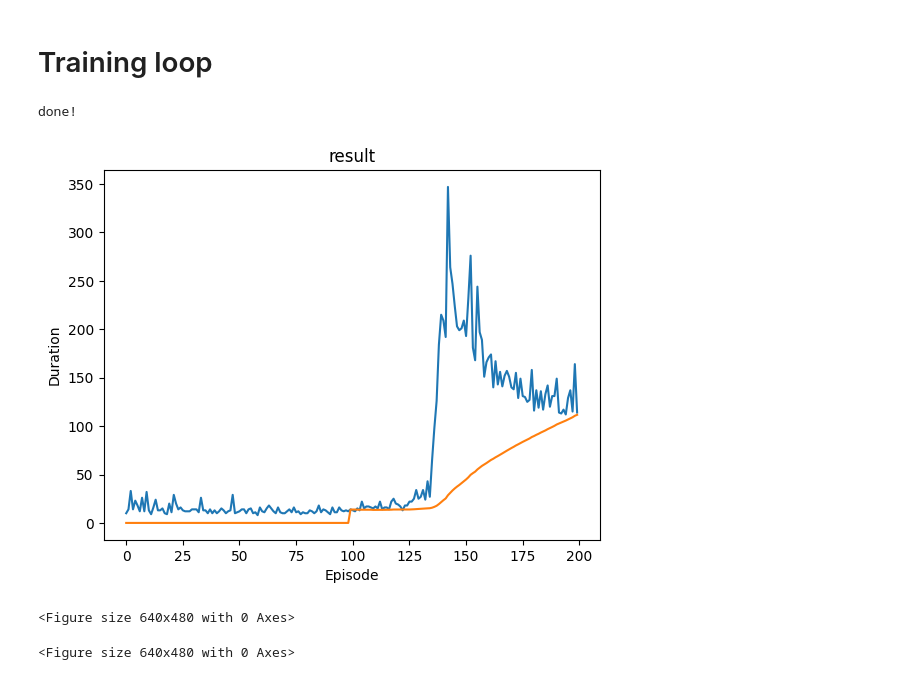
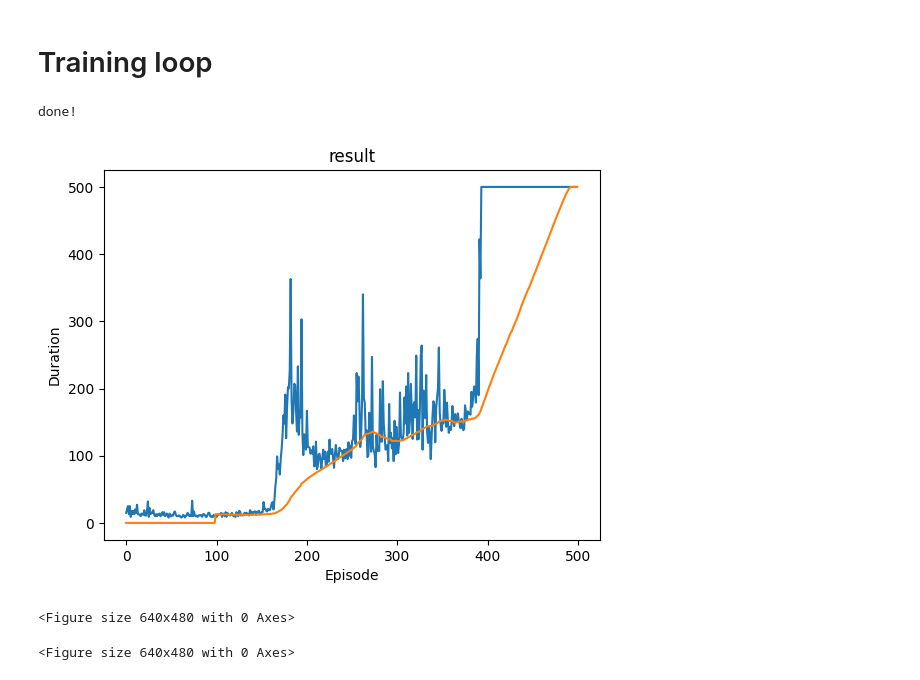
Before and after one commit to aetherclouds/torch-dqn, a Jupyter notebook: main.ipynb, the cells around one changed output. Cells and saved outputs as stored; diff of their text form; code cells hidden in the pictures.

```diff
--- a/main.ipynb
+++ b/main.ipynb
@@ -33,7 +33,7 @@ if is_ipython:
 # - `pyplot.show` will not block by default.
 plt.ion()
 
-import torch_directml
-# https://learn.microsoft.com/en-us/windows/ai/directml/gpu-pytorch-windows
-device = torch_directml.device()
-torch.device("cuda" if torch.cuda.is_available() else "cpu")
+# import torch_directml
+# # https://learn.microsoft.com/en-us/windows/ai/directml/gpu-pytorch-windows
+# device = torch_directml.device()
+device = torch.device("cuda" if torch.cuda.is_available() else "cpu")
@@ -239,7 +237,7 @@ def optimize_model():
 if torch.cuda.is_available():
     num_episodes = 600
 else:
-    num_episodes = 200
+    num_episodes = 500
 
 for i_episode in range(num_episodes):
     state, info = env.reset()
@@ -256,33 +254,33 @@ for i_episode in range(num_episodes):
             next_state = None
         else:
             # even if our state got truncated, this is fine because in next_state_values it'll be equivalent to 0 since it gets masked out
             next_state = torch.tensor(observation, dtype=torch.float32, device=device).unsqueeze(0)
 
         memory.push(state, action, next_state, reward)
 
         state = next_state
 
         optimize_model()
 
         # TODO: learn what is soft update exactly & why
         target_net_state_dict = target_net.state_dict()
         policy_net_state_dict = policy_net.state_dict()
         for key in policy_net_state_dict:
             # we don't update target_net into policy_net fully - but rather gradually
             target_net_state_dict[key] = policy_net_state_dict[key]*TAU + target_net_state_dict[key]*(1-TAU)
         target_net.load_state_dict(target_net_state_dict)
 
         if done:
             episode_durations.append(t+1)
             plot_durations()
             break
 
 print('done!')
 plot_durations(show_result=True)
 plt.ioff()
 plt.show()
 # %% [output]
 done!
-[figure, old version]
+[figure, new version]
 <Figure size 640x480 with 0 Axes>
 <Figure size 640x480 with 0 Axes>
```
Also changed, not shown: parts of 1 cell of this notebook, 4 other files.
